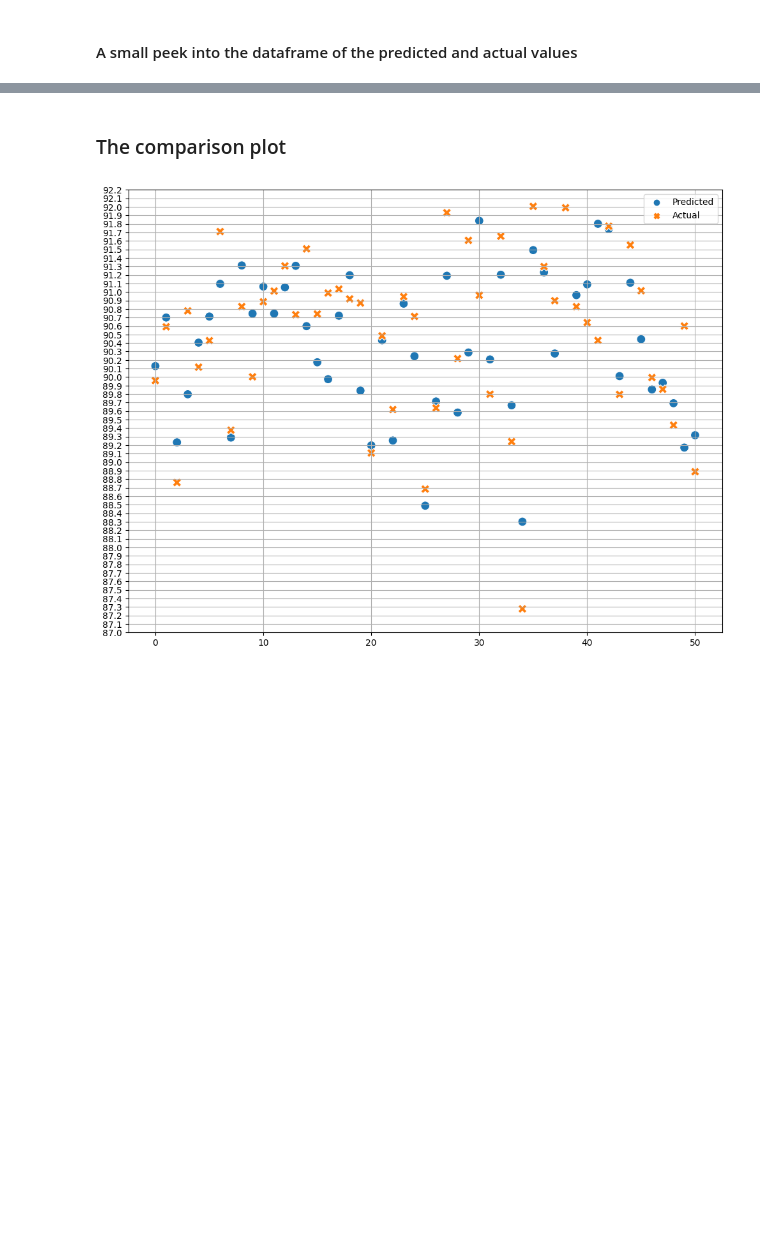
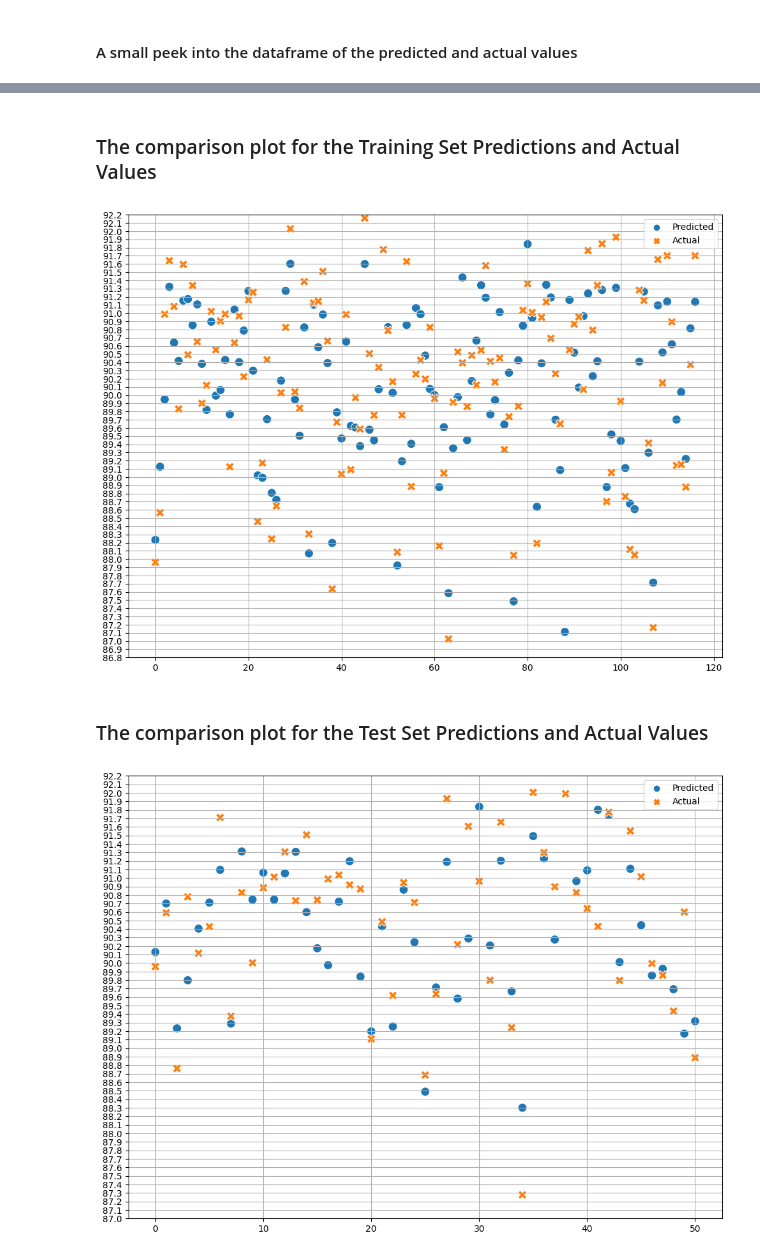
Before and after one commit to andrews-tang/Predicting-the-Recovery-Rate-of-Metal-Ore, a Jupyter notebook: using_classic_algo.ipynb, the cells around one changed output, grey strips where cells are left out. Saved outputs shown, nothing was run; the diff lists cells and outputs as text; code cells hidden in the pictures; blank space fills up the shorter version.

```diff
--- a/using_classic_algo.ipynb
+++ b/using_classic_algo.ipynb
@@ -85,5 +122,19 @@ compare_df.head(10)
 # %% [markdown]
-### The comparison plot
+### The comparison plot for the Training Set Predictions and Actual Values
+# %%
+plt.figure(figsize=(12,9))
+
+y_ticks = np.arange(86.8, 92.2, 0.1)
+plt.ylim(86.8, 92.2)
+plt.yticks(y_ticks)
+
+
+sns.scatterplot(compare_train_df, s=100)
+plt.grid(True)
+# %% [output]
+[figure, added]
+# %% [markdown]
+### The comparison plot for the Test Set Predictions and Actual Values
 # %%
 plt.figure(figsize=(12,9))
 
```
Also changed, not shown: parts of 15 cells of this notebook.
